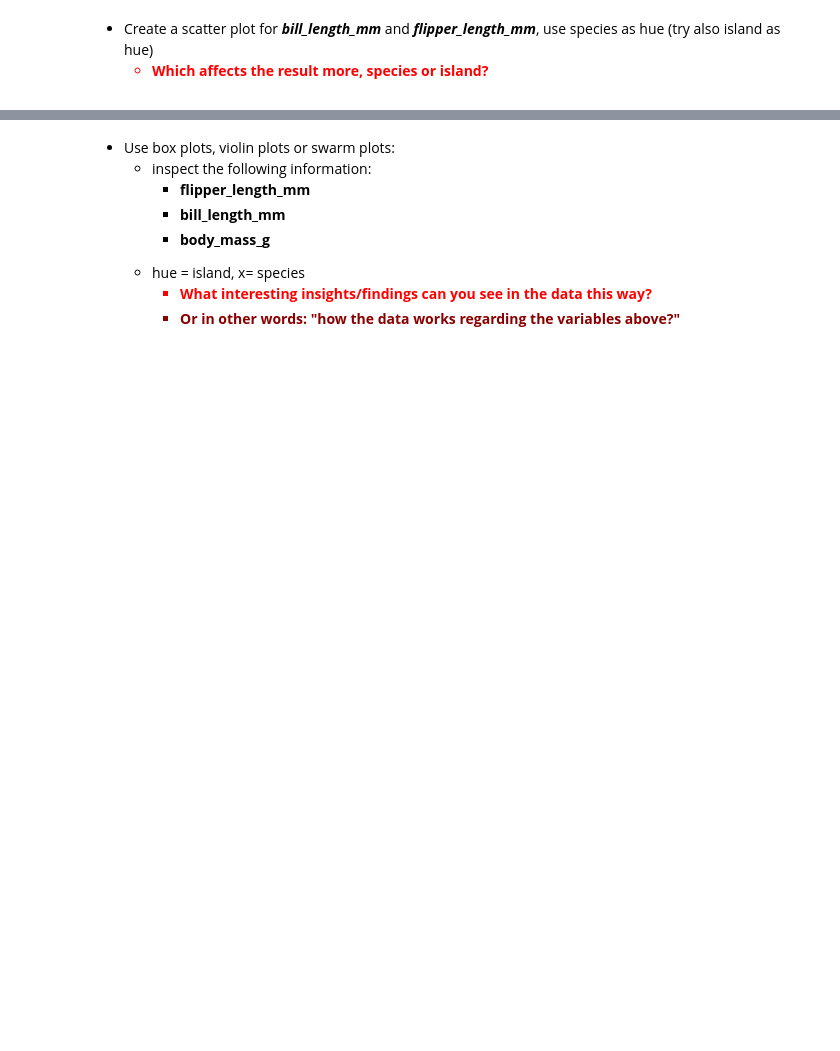
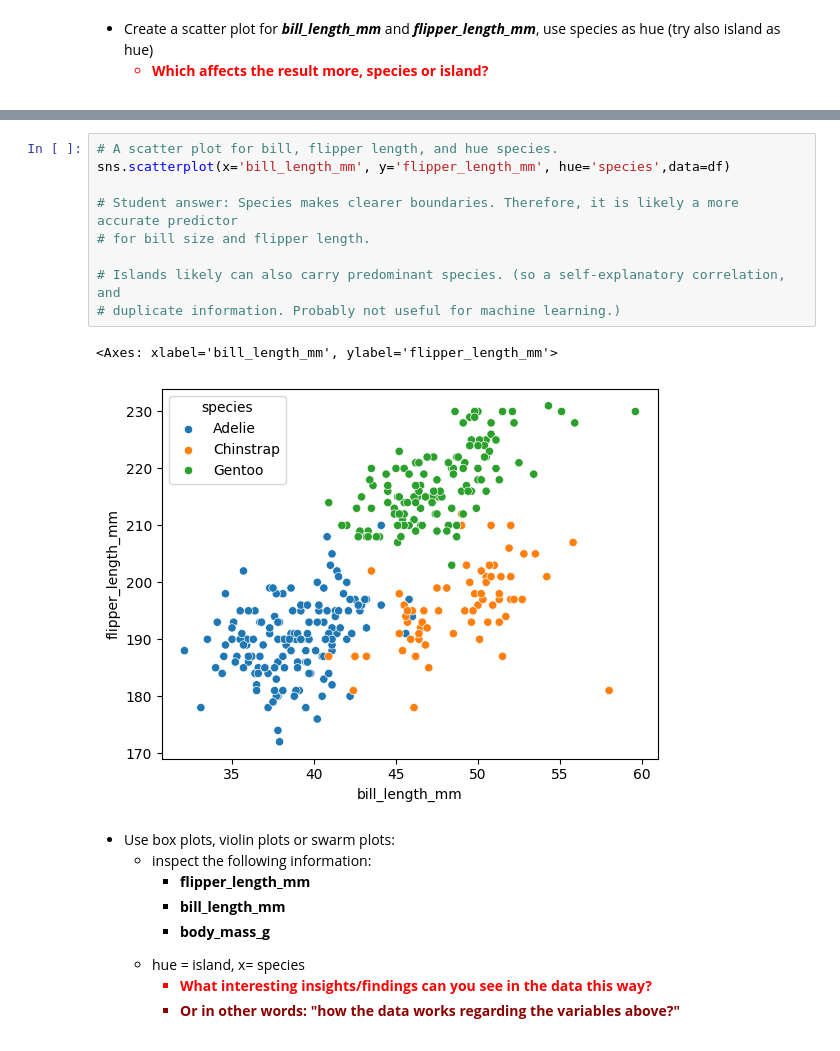
Before and after one commit to jehuhta/Intro_Data_Analytics_Huhta_Jeremy_Spring2025, a Jupyter notebook: Exercises_3_Seaborn/DataAnalyticsExerciseSet3.ipynb, the cells around one changed output, grey strips where cells are left out. Drawn from its saved outputs; the diff is of its cells as text; blank space fills up the shorter version.

```diff
--- a/Exercises_3_Seaborn/DataAnalyticsExerciseSet3.ipynb
+++ b/Exercises_3_Seaborn/DataAnalyticsExerciseSet3.ipynb
@@ -163,3 +154,15 @@ sns.scatterplot(data=df)
+# %%
+# A scatter plot for bill, flipper length, and hue species.
+sns.scatterplot(x='bill_length_mm', y='flipper_length_mm', hue='species',data=df)
+
+# Student answer: Species makes clearer boundaries. Therefore, it is likely a more accurate predictor
+# for bill size and flipper length.
+
+# Islands likely can also carry predominant species. (so a self-explanatory correlation, and
+# duplicate information. Probably not useful for machine learning.)
+# %% [output]
+<Axes: xlabel='bill_length_mm', ylabel='flipper_length_mm'>
+[figure, added]
 # %% [markdown]
 <ul>
     <li>Use box plots, violin plots or swarm plots:</li>
```
Also changed, not shown: parts of 65 cells of this notebook.
